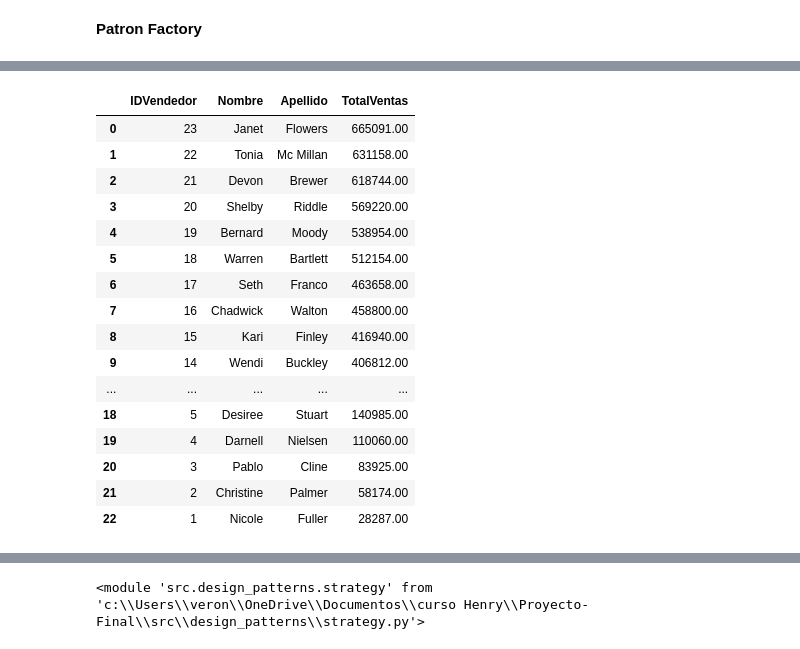
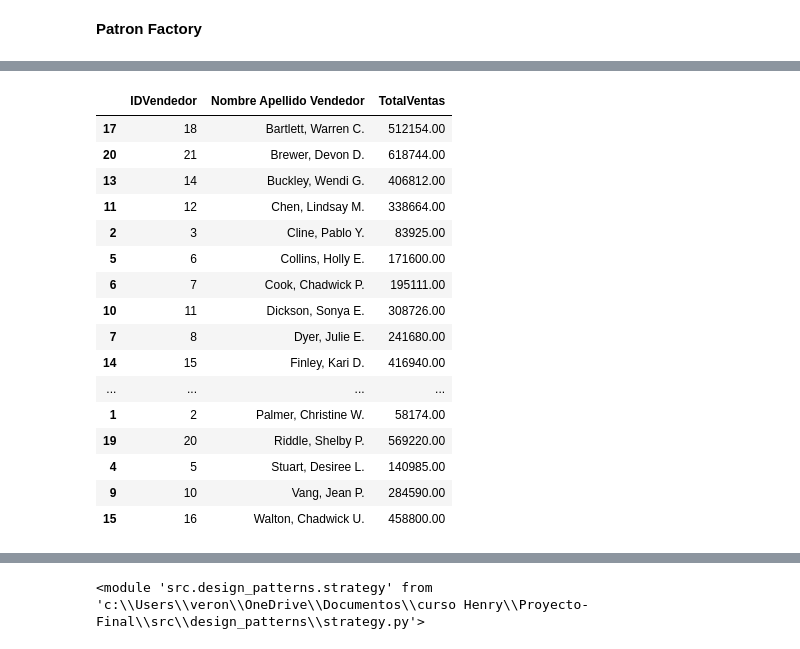
Before and after one commit to veronicajujuy/proyecto-final, a Jupyter notebook: main.ipynb, the cells around one changed output, grey strips where cells are left out. Cells and saved outputs as stored; diff of their text form; code cells hidden in the pictures.

Commit message:
reformulando las funciones correspondientes a los patrones factory y strategy

```diff
--- a/main.ipynb
+++ b/main.ipynb
@@ -58,11 +58,19 @@ db = DBConnection()
 # %%
 ## Implementación del patrón Factory
 
-## Customer Factory
+## SalesSummary
 
-df = db.execute_query("Select * from customers limit 10")
+from src.design_patterns.factory import SalesSummary
 
-customers = [CustomerFactory.from_series(row) for _, row in df.iterrows()]
-
-customers[0].__dict__
+query_sales = """
+select SalesID, s.ProductID, ProductName, Quantity, TotalPrice, c.CustomerID, coalesce(concat( c.LastName, ", ", c.FirstName, " ", c.MiddleInitial, "."), "Sin nombre") as CustomerName,
+e.EmployeeID, concat(e.LastName, ", ", e.FirstName, " ", e.MiddleInitial, ".") as EmployeeName
+from sales s join products p on s.productid = p.ProductID
+join customers c on s.CustomerID = c.CustomerID
+join employees e on s.SalesPersonID = e.EmployeeID
+order by c.CustomerID;
+"""
+df_sales = db.execute_query(query_sales)
+sales = [SalesSummary.from_series(row) for _, row in df_sales.iterrows()]
+sales[0].__dict__
 # %% [output]
@@ -106,8 +119,4 @@ employees[0].__dict__
 # %%
 ## Implementación del patrón Strategy
-
-query = """
-select * from sales s join employees e on s.salespersonID = e.employeeID;
-"""
-df = db1.execute_query(query)
+df_sales = db1.execute_query(query_sales)
 # %% [output]
@@ -120,25 +134,25 @@ select * from sales s join employees e on s.salespersonID = e.employeeID;
 # %%
 from src.design_patterns.strategy import TotalSalesByEmployee
 
 report = TotalSalesByEmployee()
-report.generate_report(df,"TotalPrice")
+report.generate_report(df_sales,"EmployeeName")
 # %% [output]
-|  | IDVendedor | Nombre | Apellido | TotalVentas |
-| 0 | 23 | Janet | Flowers | 665091.00 |
-| 1 | 22 | Tonia | Mc Millan | 631158.00 |
-| 2 | 21 | Devon | Brewer | 618744.00 |
-| 3 | 20 | Shelby | Riddle | 569220.00 |
-| 4 | 19 | Bernard | Moody | 538954.00 |
-| 5 | 18 | Warren | Bartlett | 512154.00 |
-| 6 | 17 | Seth | Franco | 463658.00 |
-| 7 | 16 | Chadwick | Walton | 458800.00 |
-| 8 | 15 | Kari | Finley | 416940.00 |
-| 9 | 14 | Wendi | Buckley | 406812.00 |
-| ... | ... | ... | ... | ... |
-| 18 | 5 | Desiree | Stuart | 140985.00 |
-| 19 | 4 | Darnell | Nielsen | 110060.00 |
-| 20 | 3 | Pablo | Cline | 83925.00 |
-| 21 | 2 | Christine | Palmer | 58174.00 |
-| 22 | 1 | Nicole | Fuller | 28287.00 |
+|  | IDVendedor | Nombre Apellido Vendedor | TotalVentas |
+| 17 | 18 | Bartlett, Warren C. | 512154.00 |
+| 20 | 21 | Brewer, Devon D. | 618744.00 |
+| 13 | 14 | Buckley, Wendi G. | 406812.00 |
+| 11 | 12 | Chen, Lindsay M. | 338664.00 |
+| 2 | 3 | Cline, Pablo Y. | 83925.00 |
+| 5 | 6 | Collins, Holly E. | 171600.00 |
+| 6 | 7 | Cook, Chadwick P. | 195111.00 |
+| 10 | 11 | Dickson, Sonya E. | 308726.00 |
+| 7 | 8 | Dyer, Julie E. | 241680.00 |
+| 14 | 15 | Finley, Kari D. | 416940.00 |
+| ... | ... | ... | ... |
+| 1 | 2 | Palmer, Christine W. | 58174.00 |
+| 19 | 20 | Riddle, Shelby P. | 569220.00 |
+| 4 | 5 | Stuart, Desiree L. | 140985.00 |
+| 9 | 10 | Vang, Jean P. | 284590.00 |
+| 15 | 16 | Walton, Chadwick U. | 458800.00 |
 # %%
 from src.design_patterns.strategy import AverageSalesByEmployee
```
Also changed, not shown: parts of 7 cells of this notebook, 3 other files.
